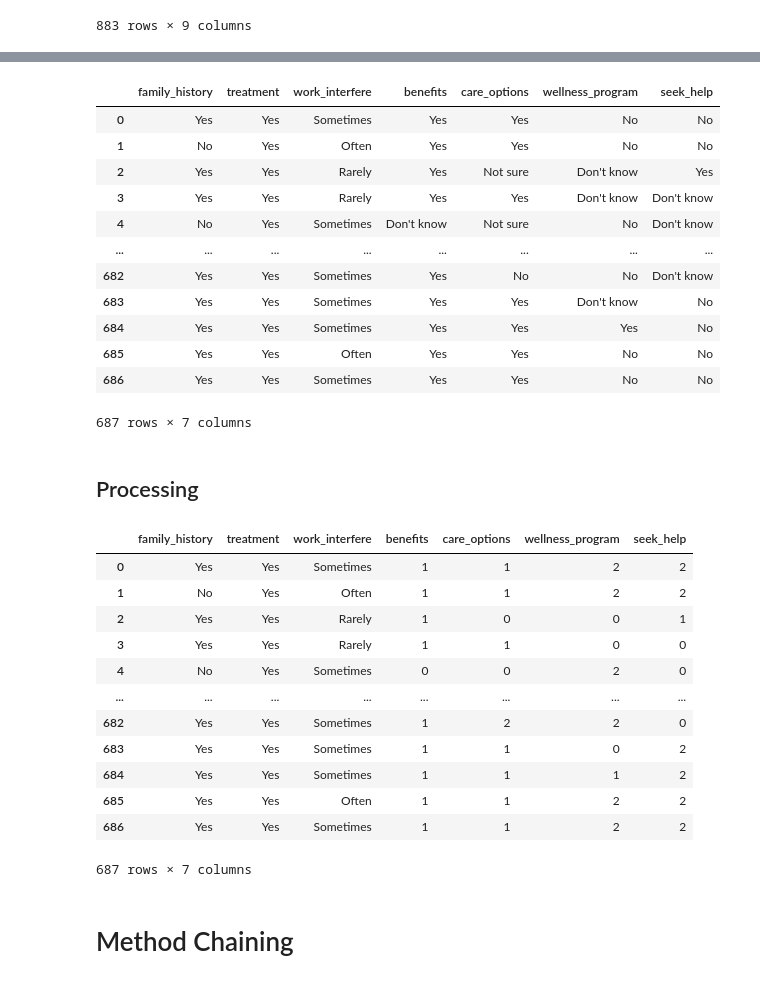
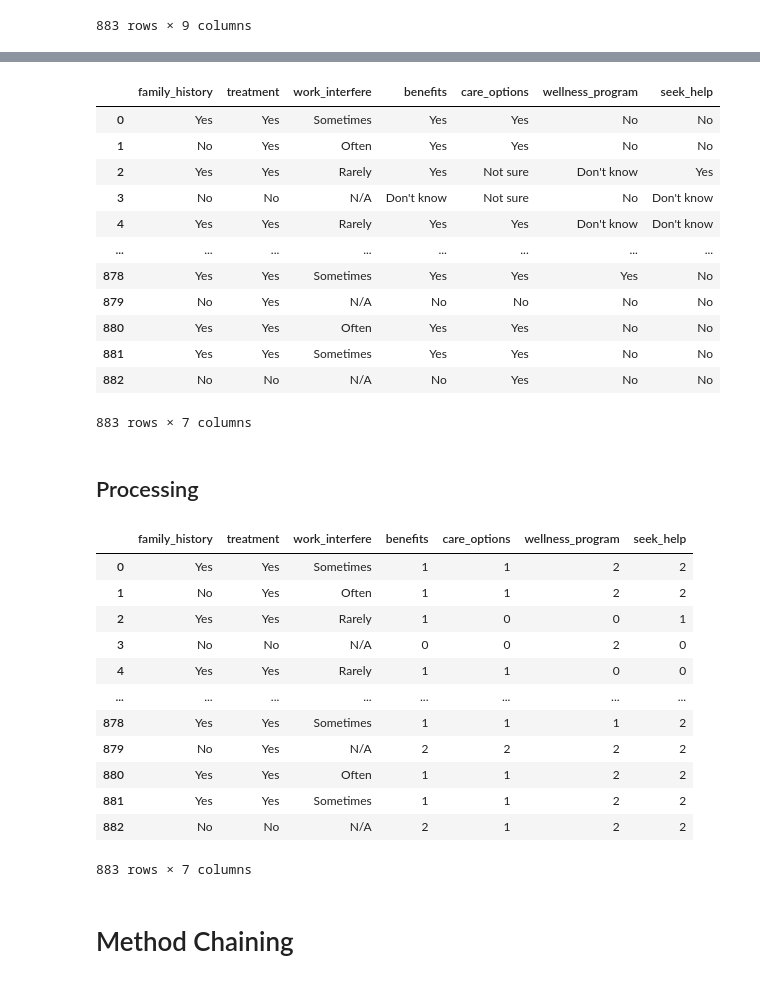
Before and after one commit to cltomiyama/MentalHealthSurvey_analysis, a Jupyter notebook: analysis/gale/analysispipeline_methodchain.ipynb, the cells around one changed output, grey strips where cells are left out. Cells and saved outputs as stored; diff of their text form; code cells hidden in the pictures.

Commit message:
Changed analysis pipeline, method chain, and load_and_process function to bring back NaNs in work_interfere

```diff
--- a/analysis/gale/analysispipeline_methodchain.ipynb
+++ b/analysis/gale/analysispipeline_methodchain.ipynb
@@ -90,7 +90,3 @@ mh_cleaned
 | 1256 | No | Yes | Yes | Sometimes | Yes | Yes | Yes | ... |
 | 1257 | No | No | No | NaN | Yes | No | Yes | ... |
 883 rows × 9 columns
-# %%
-# removing missing values
-mh_cleaned = mh_cleaned.dropna(axis=0, how='any').reset_index()
-mh_cleaned
@@ -110,0 +112,3 @@ mh_cleaned
+# %%
+mh_cleaned = mh_cleaned.reset_index().drop(['index'], axis=1)
+mh_cleaned
@@ -111,21 +129,24 @@ mh_cleaned
+# %%
+# filling missing values in work_interfere
+mh_cleaned = mh_cleaned.fillna(value='N/A')
 # %%
 # dropping unneeded columns
-mh_cleaned = mh_cleaned.drop(['index', 'self_employed', 'tech_company'], axis=1)
+mh_cleaned = mh_cleaned.drop(['self_employed', 'tech_company'], axis=1)
 mh_cleaned
 # %% [output]
 |  | family_history | treatment | work_interfere | benefits | care_options | wellness_program | seek_help |
 | 0 | Yes | Yes | Sometimes | Yes | Yes | No | No |
 | 1 | No | Yes | Often | Yes | Yes | No | No |
 | 2 | Yes | Yes | Rarely | Yes | Not sure | Don't know | Yes |
-| 3 | Yes | Yes | Rarely | Yes | Yes | Don't know | Don't know |
-| 4 | No | Yes | Sometimes | Don't know | Not sure | No | Don't know |
+| 3 | No | No | N/A | Don't know | Not sure | No | Don't know |
+| 4 | Yes | Yes | Rarely | Yes | Yes | Don't know | Don't know |
 | ... | ... | ... | ... | ... | ... | ... | ... |
-| 682 | Yes | Yes | Sometimes | Yes | No | No | Don't know |
-| 683 | Yes | Yes | Sometimes | Yes | Yes | Don't know | No |
-| 684 | Yes | Yes | Sometimes | Yes | Yes | Yes | No |
-| 685 | Yes | Yes | Often | Yes | Yes | No | No |
-| 686 | Yes | Yes | Sometimes | Yes | Yes | No | No |
+| 878 | Yes | Yes | Sometimes | Yes | Yes | Yes | No |
+| 879 | No | Yes | N/A | No | No | No | No |
+| 880 | Yes | Yes | Often | Yes | Yes | No | No |
+| 881 | Yes | Yes | Sometimes | Yes | Yes | No | No |
+| 882 | No | No | N/A | No | Yes | No | No |
-687 rows × 7 columns
+883 rows × 7 columns
 # %% [markdown]
 ## Processing
 # %%
@@ -153,15 +174,15 @@ code_mcq(mh_cleaned, 'seek_help')
 | 0 | Yes | Yes | Sometimes | 1 | 1 | 2 | 2 |
 | 1 | No | Yes | Often | 1 | 1 | 2 | 2 |
 | 2 | Yes | Yes | Rarely | 1 | 0 | 0 | 1 |
-| 3 | Yes | Yes | Rarely | 1 | 1 | 0 | 0 |
-| 4 | No | Yes | Sometimes | 0 | 0 | 2 | 0 |
+| 3 | No | No | N/A | 0 | 0 | 2 | 0 |
+| 4 | Yes | Yes | Rarely | 1 | 1 | 0 | 0 |
 | ... | ... | ... | ... | ... | ... | ... | ... |
-| 682 | Yes | Yes | Sometimes | 1 | 2 | 2 | 0 |
-| 683 | Yes | Yes | Sometimes | 1 | 1 | 0 | 2 |
-| 684 | Yes | Yes | Sometimes | 1 | 1 | 1 | 2 |
-| 685 | Yes | Yes | Often | 1 | 1 | 2 | 2 |
-| 686 | Yes | Yes | Sometimes | 1 | 1 | 2 | 2 |
+| 878 | Yes | Yes | Sometimes | 1 | 1 | 1 | 2 |
+| 879 | No | Yes | N/A | 2 | 2 | 2 | 2 |
+| 880 | Yes | Yes | Often | 1 | 1 | 2 | 2 |
+| 881 | Yes | Yes | Sometimes | 1 | 1 | 2 | 2 |
+| 882 | No | No | N/A | 2 | 1 | 2 | 2 |
-687 rows × 7 columns
+883 rows × 7 columns
 # %%
 mh_cleaned.to_csv('../../data/processed/mh_cleaned_gc.csv', index=None)
 # %% [markdown]
```
Also changed, not shown: parts of 11 cells of this notebook, 1 other file.
